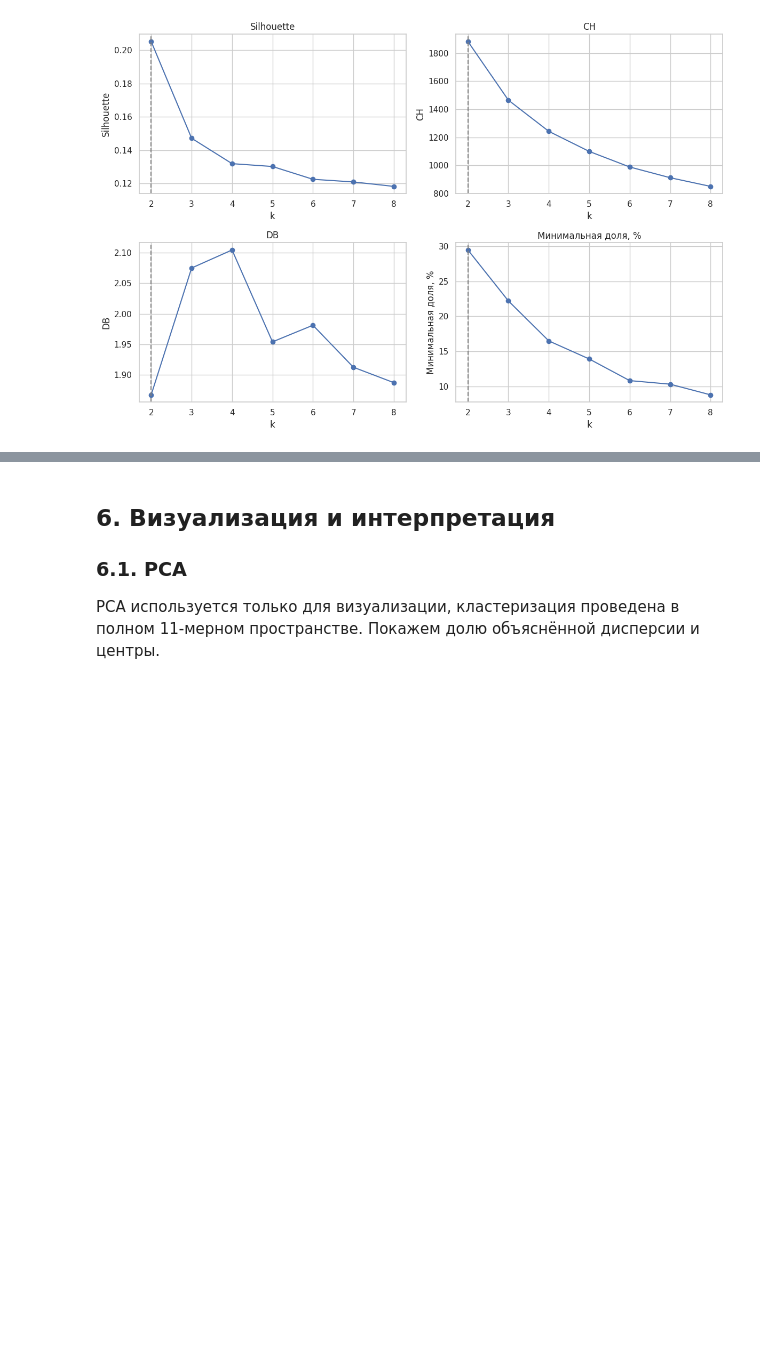
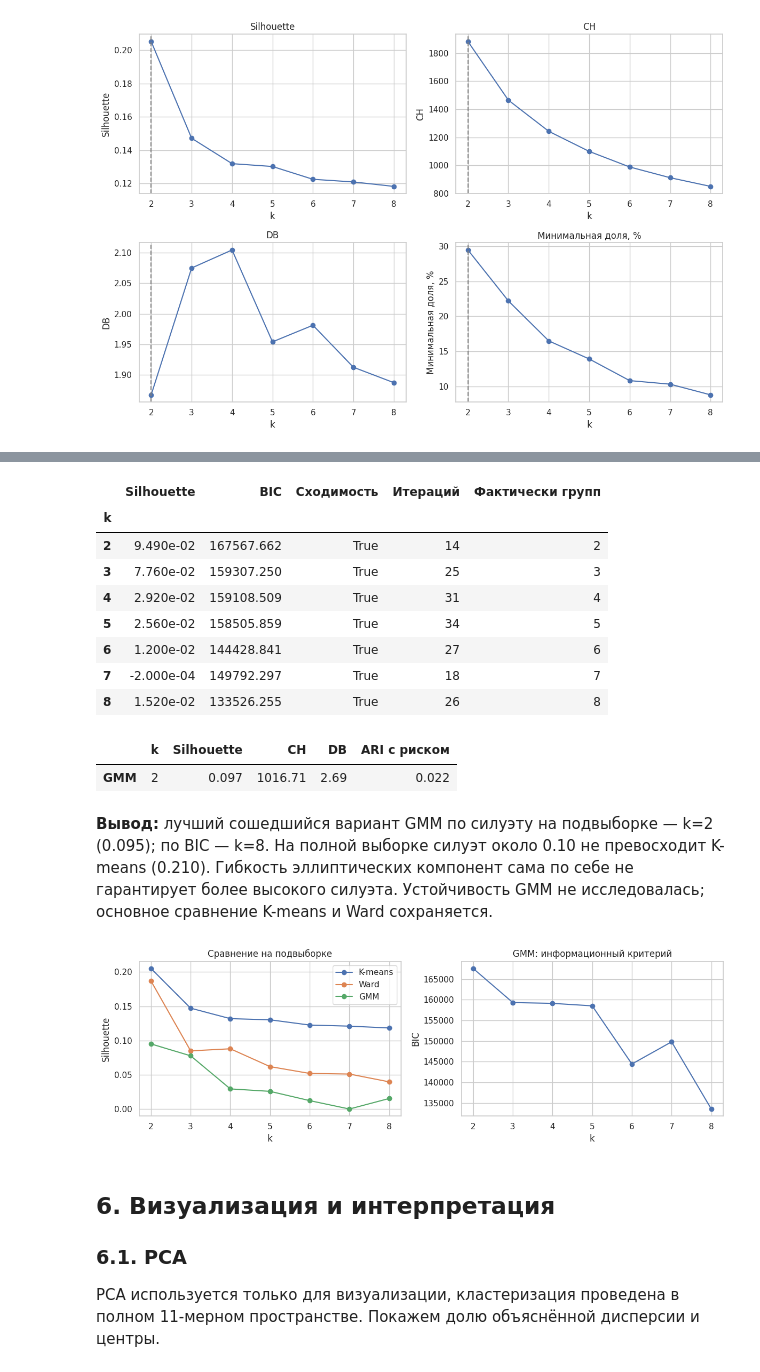
Before and after one commit to Ko4erizhkas/AI_Lab3, a Jupyter notebook: Lab_3_Clustering.ipynb, the cells around one changed output, grey strips where cells are left out. Saved outputs shown, nothing was run; the diff lists cells and outputs as text; code cells hidden in the pictures; blank space fills up the shorter version.

```diff
--- a/Lab_3_Clustering.ipynb
+++ b/Lab_3_Clustering.ipynb
@@ -469,3 +564,45 @@ ARI K-means с фильтрацией и без: 0.8607
+# %%
+gmm_models={}; rows=[]
+for k in k_values:
+    gmm=GaussianMixture(n_components=k,covariance_type='full',n_init=3,random_state=42,reg_covar=1e-6,max_iter=300).fit(Z)
+    lab=gmm.predict(Z); gmm_models[k]=gmm
+    eval_lab=lab[eval_idx]
+    sil=silhouette_score(D_eval,eval_lab,metric='precomputed') if 2<=len(np.unique(eval_lab))<len(eval_lab) else np.nan
+    rows.append({'k':k,'Silhouette':sil,'BIC':gmm.bic(Z),'Сходимость':gmm.converged_,'Итераций':gmm.n_iter_,'Фактически групп':len(np.unique(lab))})
+gmm_grid=pd.DataFrame(rows).set_index('k'); display(gmm_grid.round(4))
+valid=gmm_grid[gmm_grid['Сходимость'] & gmm_grid.Silhouette.notna()]
+if valid.empty:
+    best_k_gmm=None; gmm_full_sil=np.nan
+    display(Markdown('Ни один вариант GMM не сошёлся с допустимым разбиением; сравнение по силуэту невозможно.'))
+else:
+    best_k_gmm=int(valid.Silhouette.idxmax()); gmm_lab=gmm_models[best_k_gmm].predict(Z)
+    gmm_full_sil=silhouette_score(Z,gmm_lab)
+    gmm_result=pd.DataFrame({'k':[best_k_gmm],'Silhouette':[gmm_full_sil],
+                              'CH':[calinski_harabasz_score(Z,gmm_lab)],'DB':[davies_bouldin_score(Z,gmm_lab)],
+                              'ARI с риском':[adjusted_rand_score(y_true,gmm_lab)]},index=['GMM'])
+    display(gmm_result.round(4))
+    result='превосходит' if gmm_full_sil>metrics.loc['K-means','Silhouette'] else 'не превосходит'
+    display(Markdown(f"**Вывод:** лучший сошедшийся вариант GMM по силуэту на подвыборке — k={best_k_gmm} ({valid.loc[best_k_gmm,'Silhouette']:.3f}); по BIC — k={valid.BIC.idxmin()}. На полной выборке силуэт около {gmm_full_sil:.2f} {result} K-means ({metrics.loc['K-means','Silhouette']:.3f}). Гибкость эллиптических компонент сама по себе не гарантирует более высокого силуэта. Устойчивость GMM не исследовалась; основное сравнение K-means и Ward сохраняется."))
+fig,axes=plt.subplots(1,2,figsize=(12,4))
+for name,grid in [('K-means',km_grid),('Ward',ward_grid),('GMM',gmm_grid)]:
+    axes[0].plot(grid.index,grid.Silhouette,'o-',label=name)
+axes[0].set(xlabel='k',ylabel='Silhouette',title='Сравнение на подвыборке'); axes[0].legend()
+axes[1].plot(gmm_grid.index,gmm_grid.BIC,'o-'); axes[1].set(xlabel='k',ylabel='BIC',title='GMM: информационный критерий')
+plt.tight_layout(); plt.show()
+# %% [output]
+|  | Silhouette | BIC | Сходимость | Итераций | Фактически групп |
+| k |  |  |  |  |  |
+| 2 | 9.490e-02 | 167567.662 | True | 14 | 2 |
+| 3 | 7.760e-02 | 159307.250 | True | 25 | 3 |
+| 4 | 2.920e-02 | 159108.509 | True | 31 | 4 |
+| 5 | 2.560e-02 | 158505.859 | True | 34 | 5 |
+| 6 | 1.200e-02 | 144428.841 | True | 27 | 6 |
+| 7 | -2.000e-04 | 149792.297 | True | 18 | 7 |
+| 8 | 1.520e-02 | 133526.255 | True | 26 | 8 |
+|  | k | Silhouette | CH | DB | ARI с риском |
+| GMM | 2 | 0.097 | 1016.71 | 2.69 | 0.022 |
+**Вывод:** лучший сошедшийся вариант GMM по силуэту на подвыборке — k=2 (0.095); по BIC — k=8. На полной выборке силуэт около 0.10 не превосходит K-means (0.210). Гибкость эллиптических компонент сама по себе не гарантирует более высокого силуэта. Устойчивость GMM не исследовалась; основное сравнение K-means и Ward сохраняется.
+[figure, added]
 # %% [markdown]
 ## 6. Визуализация и интерпретация
 ### 6.1. PCA
```
Also changed, not shown: parts of 18 cells of this notebook.
